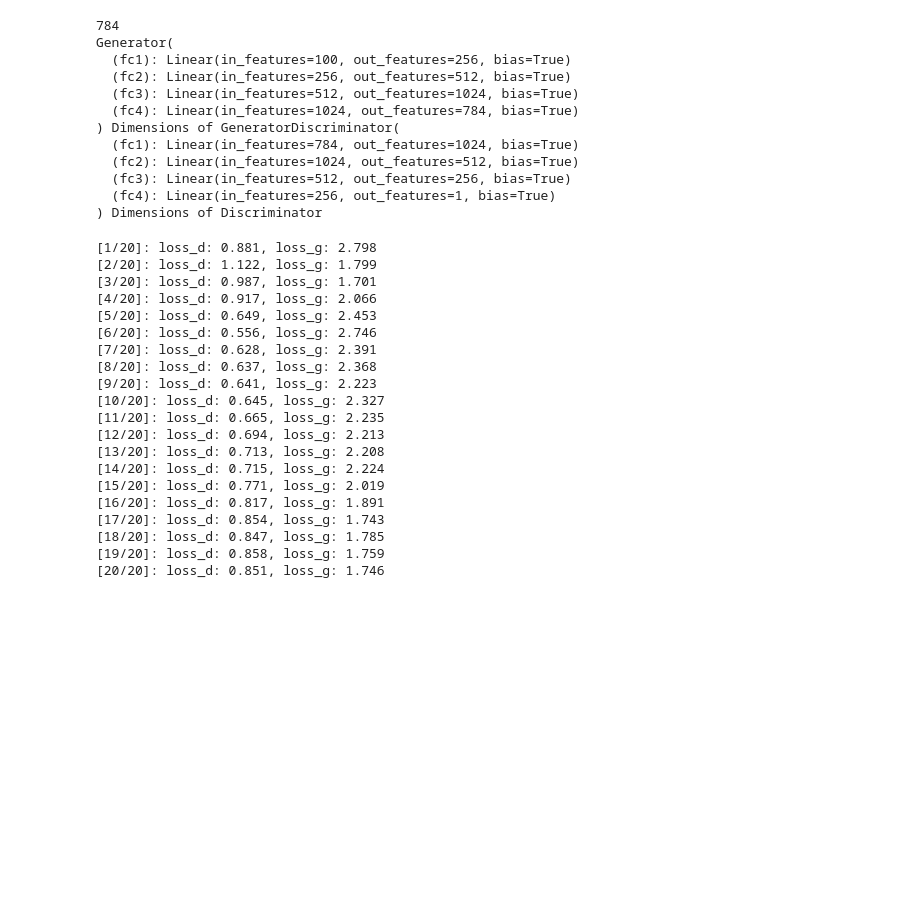
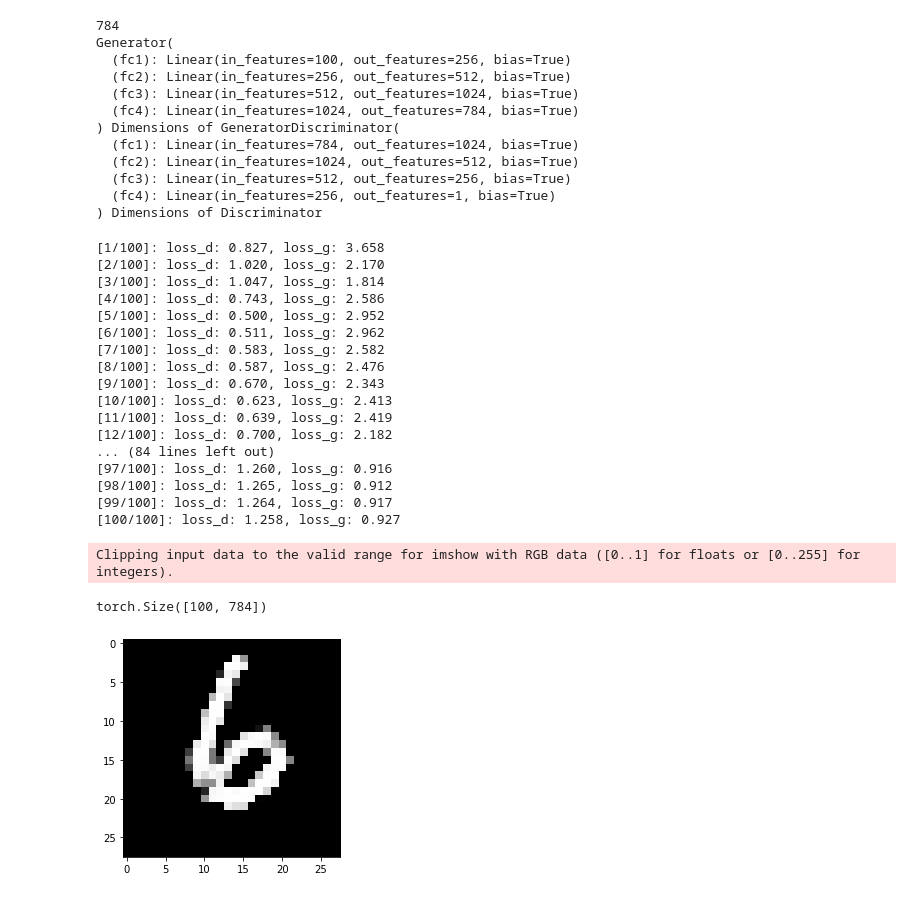
Before and after one commit to Olivia-Feldman/NUGAN-DISTGAN, a Jupyter notebook: GAN_MNIST.ipynb, the cells around one changed output. Cells and saved outputs as stored; diff of their text form; code cells hidden in the pictures; blank space fills up the shorter version.

```diff
--- a/GAN_MNIST.ipynb
+++ b/GAN_MNIST.ipynb
@@ -136,7 +158,7 @@ def G_train(x):
 
     return G_loss.data.item()
 # %%
-n_epoch = 20
+n_epoch = 100
 for epoch in range(1, n_epoch+1):
     D_losses, G_losses = [], []
     for batch_idx, (x, _) in enumerate(train_loader):
@@ -146,23 +168,41 @@ for epoch in range(1, n_epoch+1):
     print('[%d/%d]: loss_d: %.3f, loss_g: %.3f' % (
             (epoch), n_epoch, torch.mean(torch.FloatTensor(D_losses)), torch.mean(torch.FloatTensor(G_losses))))
 # %% [output]
-[1/20]: loss_d: 0.881, loss_g: 2.798
-[2/20]: loss_d: 1.122, loss_g: 1.799
-[3/20]: loss_d: 0.987, loss_g: 1.701
-[4/20]: loss_d: 0.917, loss_g: 2.066
-[5/20]: loss_d: 0.649, loss_g: 2.453
-[6/20]: loss_d: 0.556, loss_g: 2.746
-[7/20]: loss_d: 0.628, loss_g: 2.391
-[8/20]: loss_d: 0.637, loss_g: 2.368
-[9/20]: loss_d: 0.641, loss_g: 2.223
-[10/20]: loss_d: 0.645, loss_g: 2.327
-[11/20]: loss_d: 0.665, loss_g: 2.235
-[12/20]: loss_d: 0.694, loss_g: 2.213
-[13/20]: loss_d: 0.713, loss_g: 2.208
-[14/20]: loss_d: 0.715, loss_g: 2.224
-[15/20]: loss_d: 0.771, loss_g: 2.019
-[16/20]: loss_d: 0.817, loss_g: 1.891
-[17/20]: loss_d: 0.854, loss_g: 1.743
-[18/20]: loss_d: 0.847, loss_g: 1.785
-[19/20]: loss_d: 0.858, loss_g: 1.759
-[20/20]: loss_d: 0.851, loss_g: 1.746
+[1/100]: loss_d: 0.827, loss_g: 3.658
+[2/100]: loss_d: 1.020, loss_g: 2.170
+[3/100]: loss_d: 1.047, loss_g: 1.814
+[4/100]: loss_d: 0.743, loss_g: 2.586
+[5/100]: loss_d: 0.500, loss_g: 2.952
+[6/100]: loss_d: 0.511, loss_g: 2.962
+[7/100]: loss_d: 0.583, loss_g: 2.582
+[8/100]: loss_d: 0.587, loss_g: 2.476
+[9/100]: loss_d: 0.670, loss_g: 2.343
+[10/100]: loss_d: 0.623, loss_g: 2.413
+[11/100]: loss_d: 0.639, loss_g: 2.419
+[12/100]: loss_d: 0.700, loss_g: 2.182
+... (84 lines left out)
+[97/100]: loss_d: 1.260, loss_g: 0.916
+[98/100]: loss_d: 1.265, loss_g: 0.912
+[99/100]: loss_d: 1.264, loss_g: 0.917
+[100/100]: loss_d: 1.258, loss_g: 0.927
+# %%
+def show_batch(batch):
+    im = torchvision.utils.make_grid(batch)
+    plt.imshow(np.transpose(im.numpy(), (1, 2, 0)))
+# %%
+from matplotlib import pyplot as plt
+import numpy as np
+
+with torch.no_grad():
+    test_z = Variable(torch.randn(100,z_dim).to(device))
+    generated = G(test_z)
+    img = generated.reshape(generated.shape[0],28,28,1)
+    print(generated.shape)
+   #img[x].reshape(28,28)
+
+
+show_batch(img[x].reshape(28,28))
+# %% [output]
+Clipping input data to the valid range for imshow with RGB data ([0..1] for floats or [0..255] for integers).
+torch.Size([100, 784])
+[figure, added]
```
Also changed, not shown: parts of 3 cells of this notebook.
